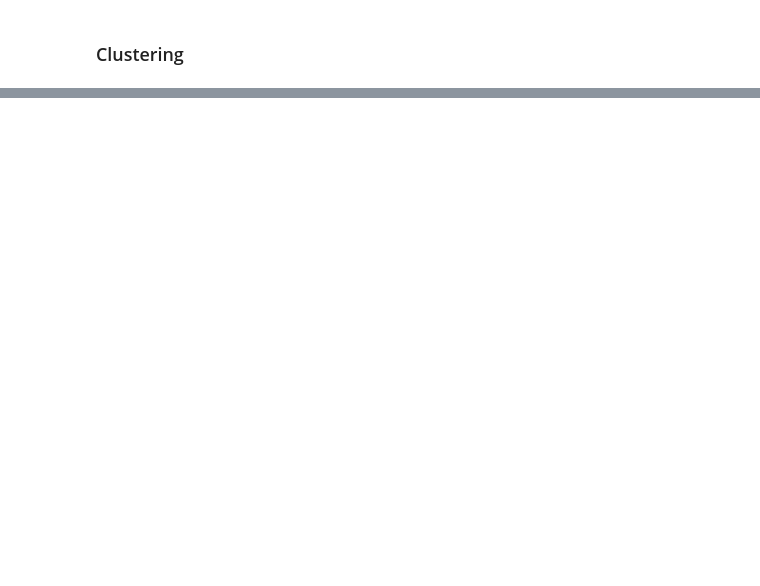
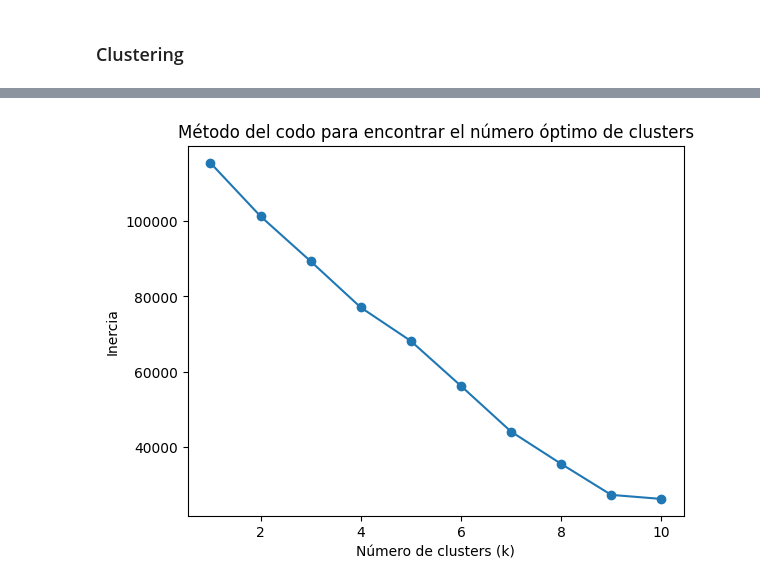
Before and after one commit to melanieoyarzun/herramientas_aplicadas, a Jupyter notebook: ejemplo_clasificacion_fraudes.ipynb, the cells around one changed output, grey strips where cells are left out. Saved outputs shown, nothing was run; the diff lists cells and outputs as text; code cells hidden in the pictures; blank space fills up the shorter version.

Commit message:
Update ejemplo_clasificacion_fraudes.ipynb
update de ejemplo agregando la parte de cluster más desarrollada

```diff
--- a/ejemplo_clasificacion_fraudes.ipynb
+++ b/ejemplo_clasificacion_fraudes.ipynb
@@ -186,0 +516,26 @@ plt.show()
+# %%
+import matplotlib.pyplot as plt
+from sklearn.cluster import KMeans
+from sklearn.preprocessing import StandardScaler
+
+# Escalar los datos de características
+scaler = StandardScaler()
+X_scaled = scaler.fit_transform(X_clustering)
+
+# Lista para almacenar la inercia de cada valor de k
+inertias = []
+
+# Probar diferentes valores de k (por ejemplo, de 1 a 10)
+for k in range(1, 11):
+    kmeans = KMeans(n_clusters=k, random_state=42)
+    kmeans.fit(X_scaled)
+    inertias.append(kmeans.inertia_)
+
+# Graficar la inercia contra el número de clusters
+plt.plot(range(1, 11), inertias, marker='o')
+plt.xlabel('Número de clusters (k)')
+plt.ylabel('Inercia')
+plt.title('Método del codo para encontrar el número óptimo de clusters')
+plt.show()
+# %% [output]
+[figure, added]
```
Also changed, not shown: parts of 39 cells of this notebook.
